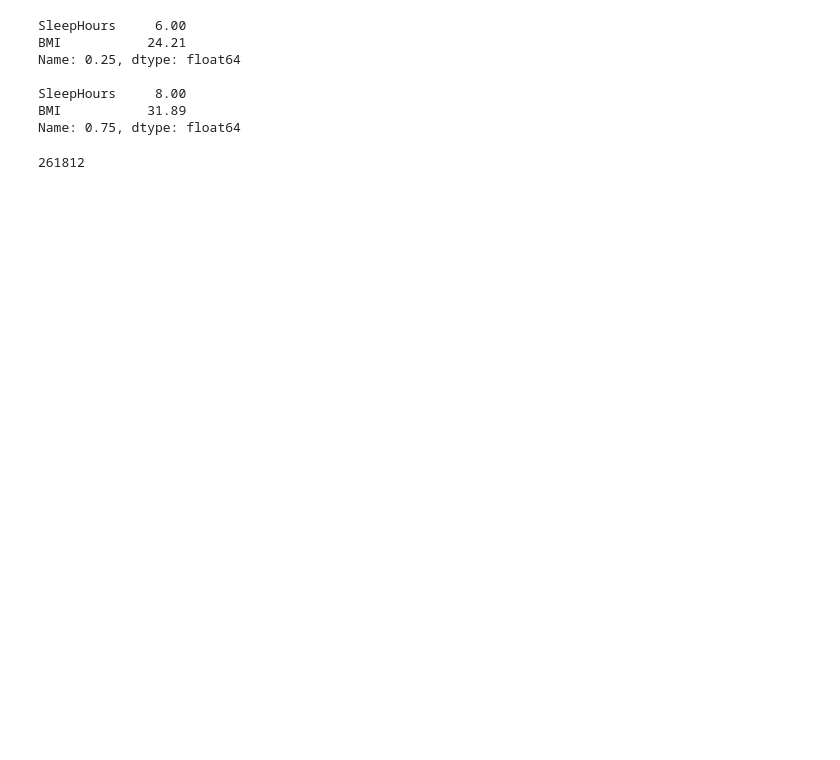
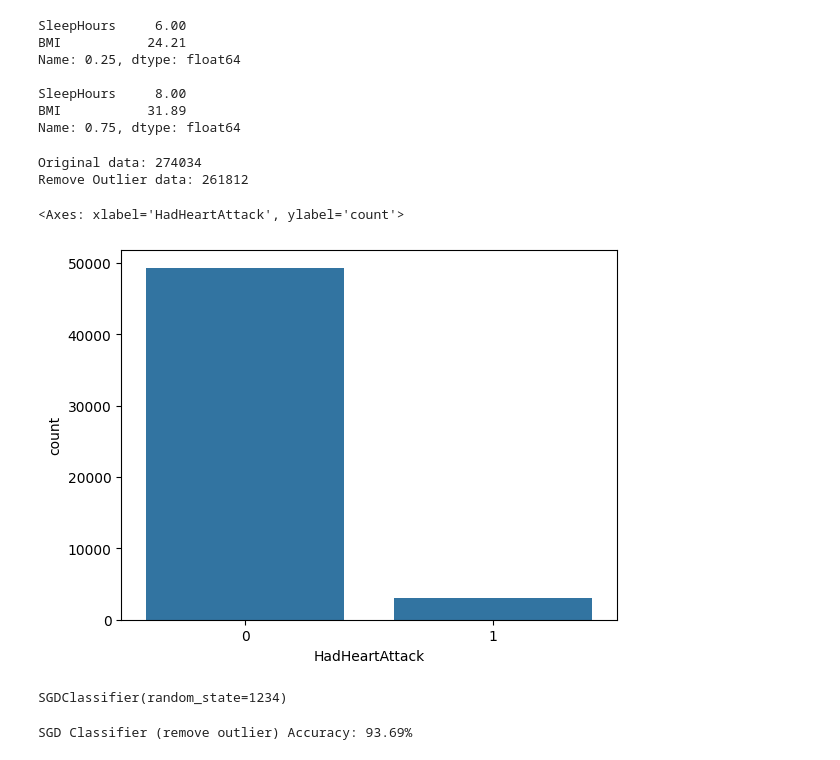
Before and after one commit to JaydenCJH/project_HD, a Jupyter notebook: EY_modeling.ipynb, the cells around one changed output. Cells and saved outputs as stored; diff of their text form; code cells hidden in the pictures; blank space fills up the shorter version.

```diff
--- a/EY_modeling.ipynb
+++ b/EY_modeling.ipynb
@@ -50,11 +99,13 @@ Name: 0.75, dtype: float64
 # %%
 IQR = Q3-Q1
 # %%
-data = data[(data['SleepHours'] <= Q3['SleepHours']+IQR['SleepHours']*1.5)&(data['SleepHours'] >= Q1['SleepHours']-IQR['SleepHours']*1.5)]
-data = data[(data['BMI'] <= Q3['BMI']+IQR['BMI']*1.5)&(data['BMI'] >= Q1['BMI']-IQR['BMI']*1.5)]
-print(len(data))
+data_iqr = data[(data['SleepHours'] <= Q3['SleepHours']+IQR['SleepHours']*1.5)&(data['SleepHours'] >= Q1['SleepHours']-IQR['SleepHours']*1.5)]
+data_iqr = data_iqr[(data_iqr['BMI'] <= Q3['BMI']+IQR['BMI']*1.5)&(data_iqr['BMI'] >= Q1['BMI']-IQR['BMI']*1.5)]
+print('Original data:', len(data))
+print('Remove Outlier data:', len(data_iqr))
 # %% [output]
-261812
+Original data: 274034
+Remove Outlier data: 261812
 # %%
-X = data.drop('HadHeartAttack', axis = 1)
-y = data['HadHeartAttack']
+X_iqr = data_iqr.drop('HadHeartAttack', axis = 1)
+y_iqr = data_iqr['HadHeartAttack']
@@ -63,0 +112,19 @@ X_train, X_test, y_train, y_test = train_test_split(X, y, test_size = 0.2, rando
+# %%
+X_train_iqr, X_test_iqr, y_train_iqr, y_test_iqr = train_test_split(X_iqr, y_iqr, test_size = 0.2, random_state = 1234)
+# %%
+y_test_iqrDF = pd.DataFrame(y_test_iqr, columns = ['HadHeartAttack'])
+sns.countplot(x = 'HadHeartAttack', data = y_test_iqrDF)
+# %% [output]
+<Axes: xlabel='HadHeartAttack', ylabel='count'>
+[figure, added]
+# %%
+sgd_iqr = SGDClassifier(random_state = 1234)
+sgd_iqr.fit(X_train_iqr, y_train_iqr)
+# %% [output]
+SGDClassifier(random_state=1234)
+# %%
+sgd_pred_iqr = sgd_iqr.predict(X_test_iqr)
+sgd_acc_iqr = accuracy_score(y_test_iqr, sgd_pred_iqr)
+print(f'SGD Classifier (remove outlier) Accuracy: {sgd_acc_iqr*100:.2f}%')
+# %% [output]
+SGD Classifier (remove outlier) Accuracy: 93.69%
```
Also changed, not shown: parts of 210 cells of this notebook, 1 other file.
